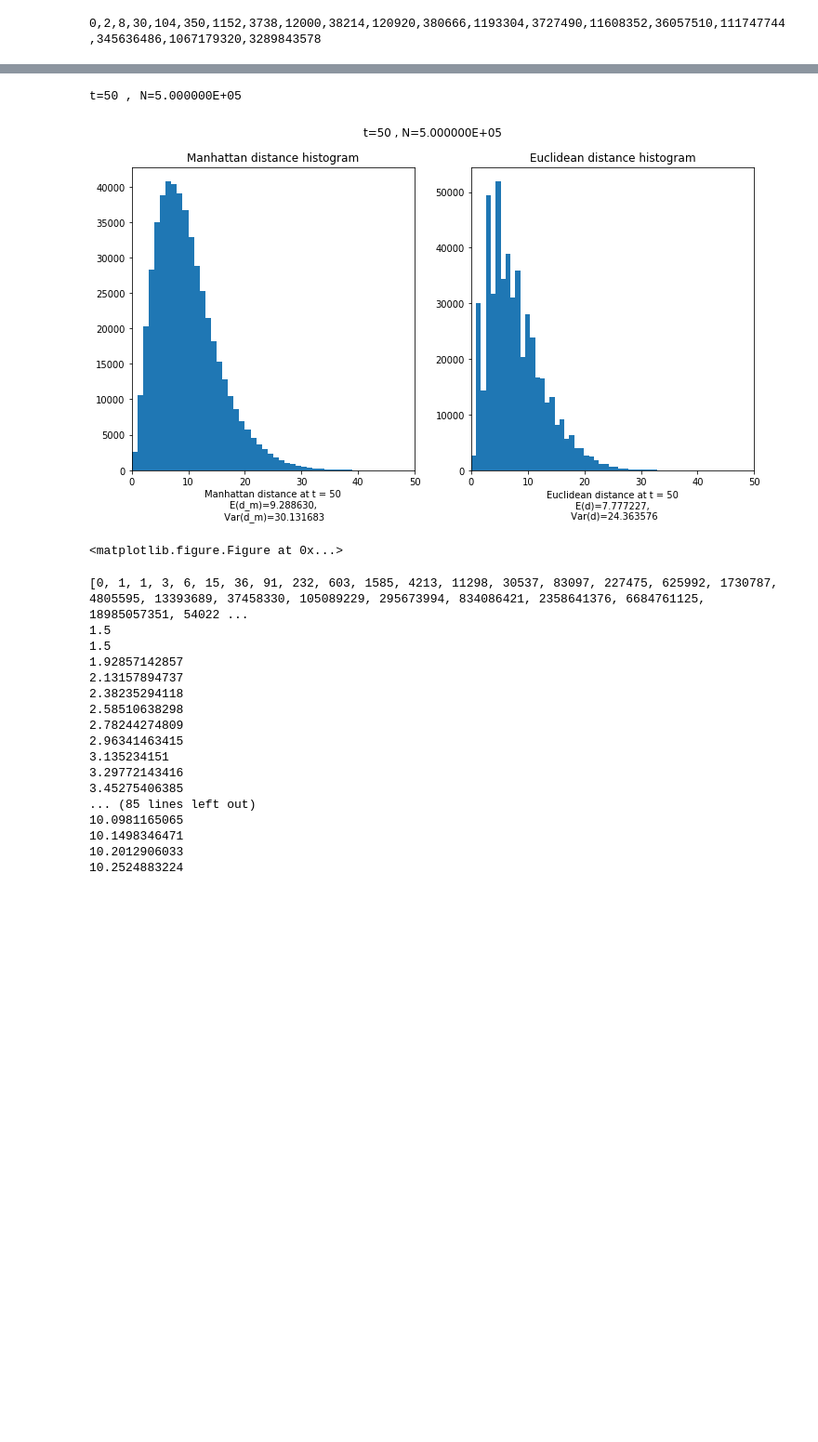
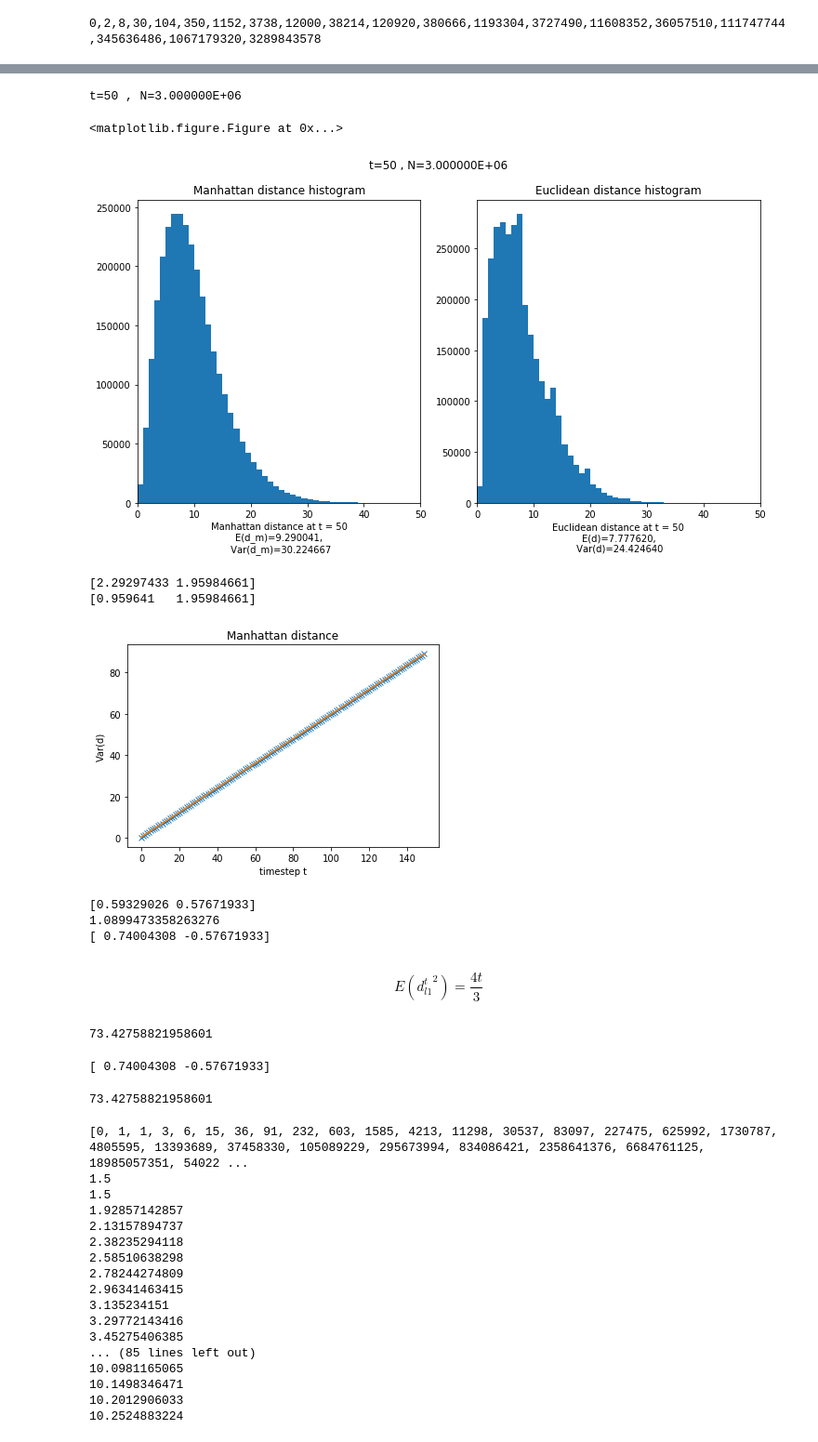
Before and after one commit to MathAndAlgo/DiscussionBoard, a Jupyter notebook: [概率论]正三角形密铺上的随机游走.ipynb, the cells around one changed output, grey strips where cells are left out. Shown at 93% size. Drawn from its saved outputs; the diff is of its cells as text; code cells hidden in the pictures; blank space fills up the shorter version.

```diff
--- a/[概率论]正三角形密铺上的随机游走.ipynb
+++ b/[概率论]正三角形密铺上的随机游走.ipynb
@@ -88,6 +125,6 @@ t=100 , N=5.000000E+05
 # %%
-histo_t(50);
+histo_t(50,Tvec = Tvec);
 # %% [output]
-t=50 , N=5.000000E+05
+t=50 , N=3.000000E+06
+<matplotlib.figure.Figure at 0x...>
-[figure, old version]
+[figure, new version]
-<matplotlib.figure.Figure at 0x...>
@@ -93,0 +133,2 @@ t=50 , N=5.000000E+05
+# %%
+d_m_Var = abs(Tvec).sum(axis = 2).var(axis=0)
@@ -94,3 +137,58 @@ t=50 , N=5.000000E+05
+# %%
+
+ts = np.arange(len(d_m_Var))
+plt.plot(np.sqrt(d_m_sq_mean-d_m_Var))
+coef = np.polyfit(ts,d_m_sq_mean,1)
+print coef
+coef[0] = coef[0] - 4./3
+print coef
+# plt.vlines(100,0,16)
+
+# ?plt.vlines
+# plt.show()
+# %% [output]
+[2.29297433 1.95984661]
+[0.959641   1.95984661]
+# %%
+dist_name = 'Manhattan distance'
+plt.plot(d_m_Var,'x')
+plt.title(dist_name)
+plt.ylabel('Var(d)')
+plt.xlabel('timestep t')
+# np.corrcoef()
+ts = np.arange(len(d_m_Var))
+z = np.polyfit(ts, d_m_Var, 1)
+# print np.corrcoef([ts,d_m_Var])
+plt.plot(ts,ts*z[0] + z[1])
+plt.show()
+
+# print z
+# print 1/z[1]-np.pi
+print z
+print (5/3. - z[1])
+z = -z
+z[0]= z[0]+4/3.
+print z
+# %% [output]
+[figure, added]
+[0.59329026 0.57671933]
+1.0899473358263276
+[ 0.74004308 -0.57671933]
+# %% [markdown]
+$$
+E({d^t_{l1}}^2)=\frac{4t}{3}
+$$
+# %%
+100*z[0]+z[1]
+# %% [output]
+73.42758821958601
+# %%
+print z
+f=np.poly1d(z)
+f(100)**0.5
+# %% [output]
+[ 0.74004308 -0.57671933]
+73.42758821958601
 # %%
 #### 一个不太成熟的近似
 
```
Also changed, not shown: parts of 7 cells of this notebook.
